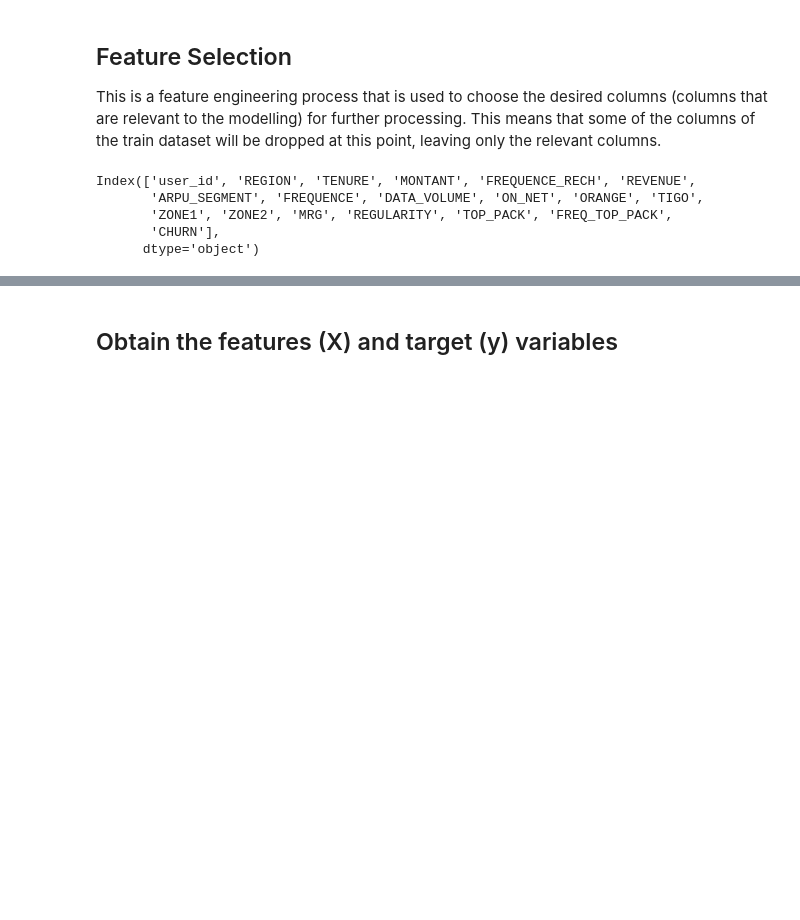
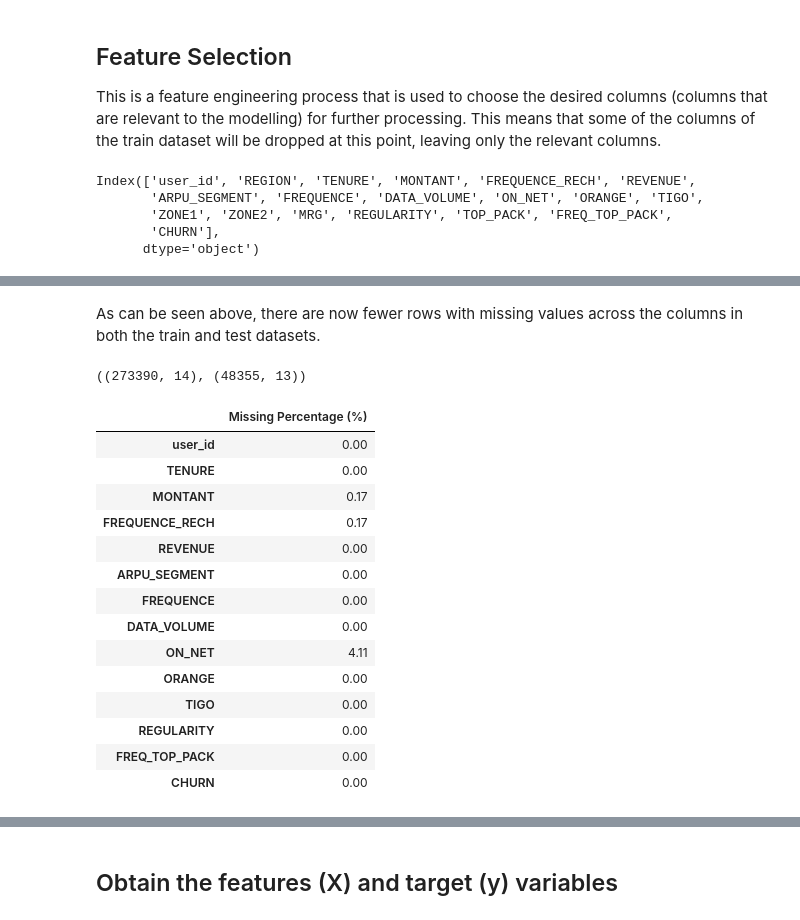
Before and after one commit to iameberedavid/Expresso-Customer-Churn-Challenge-On-Zindi, a Jupyter notebook: dev/StarterNotebook.ipynb, the cells around one changed output, grey strips where cells are left out. Drawn from its saved outputs; the diff is of its cells as text; code cells hidden in the pictures; blank space fills up the shorter version.

```diff
--- a/dev/StarterNotebook.ipynb
+++ b/dev/StarterNotebook.ipynb
@@ -1010,0 +1057,10 @@ dtype: int64
+# %%
+# Create a variable for the columns with high missing values
+
+rows_with_high_missing_values = ['TIGO', 'DATA_VOLUME', 'FREQ_TOP_PACK', 'ORANGE']
+# %%
+# Drop the rows with missing values across these columns in train dataset
+train = train.dropna(subset=rows_with_high_missing_values)
+
+# Verify that there are very little missing values
+train.isnull().sum()
@@ -1010,0 +1104,30 @@ dtype: int64
+# %% [markdown]
+As can be seen above, there are now fewer rows with missing values across the columns in both the train and test datasets.
+# %%
+# Check the shape of the train and test datasets
+
+train.shape, test.shape
+# %% [output]
+((273390, 14), (48355, 13))
+# %%
+# Recheck the percentage of missing values for each column on the train dataset
+
+train_missing_percentage = (train.isnull().mean() * 100).round(2)
+train_missing_percentage_df = pd.DataFrame({'Missing Percentage (%)': train_missing_percentage})
+train_missing_percentage_df
+# %% [output]
+|  | Missing Percentage (%) |
+| user_id | 0.00 |
+| TENURE | 0.00 |
+| MONTANT | 0.17 |
+| FREQUENCE_RECH | 0.17 |
+| REVENUE | 0.00 |
+| ARPU_SEGMENT | 0.00 |
+| FREQUENCE | 0.00 |
+| DATA_VOLUME | 0.00 |
+| ON_NET | 4.11 |
+| ORANGE | 0.00 |
+| TIGO | 0.00 |
+| REGULARITY | 0.00 |
+| FREQ_TOP_PACK | 0.00 |
+| CHURN | 0.00 |
```
Also changed, not shown: parts of 37 cells of this notebook.
